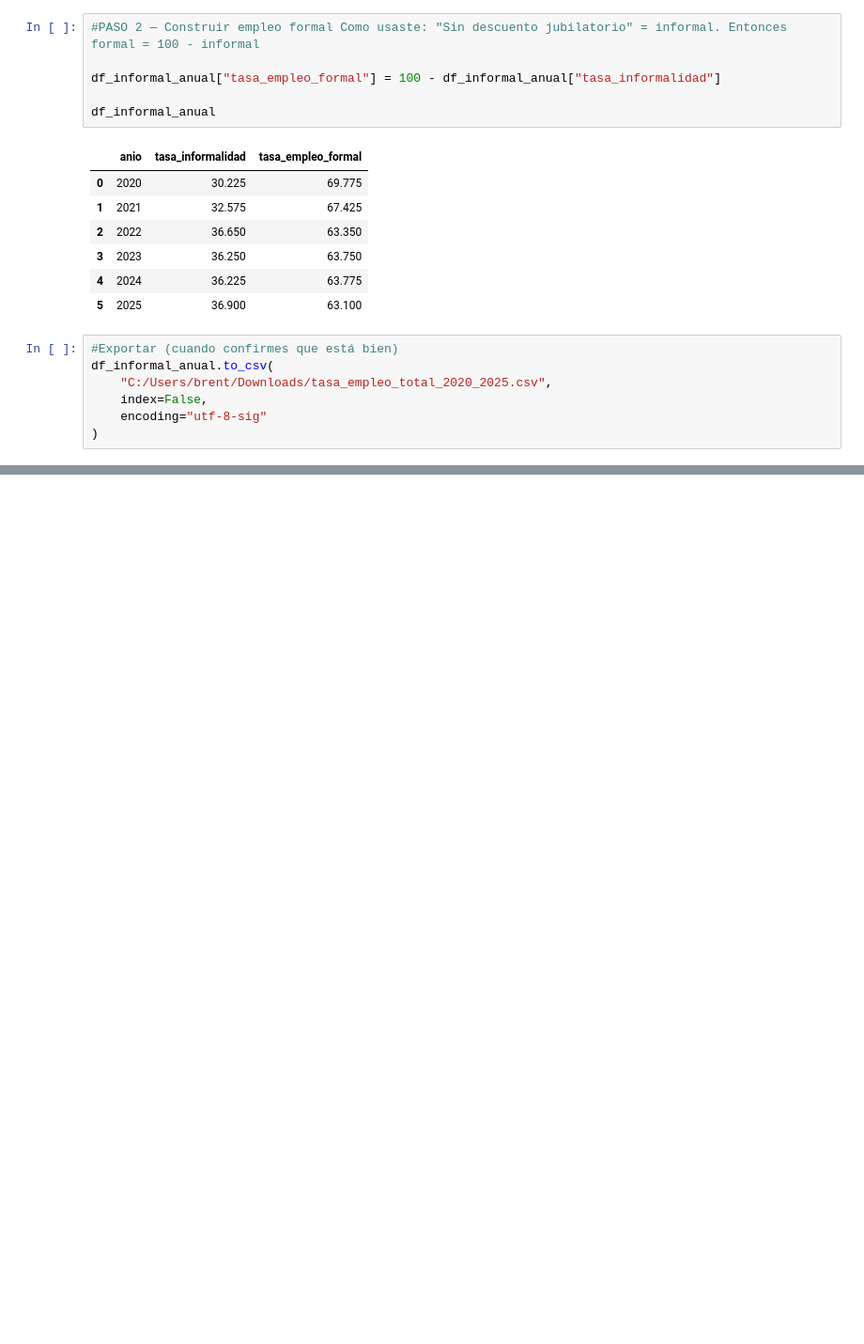
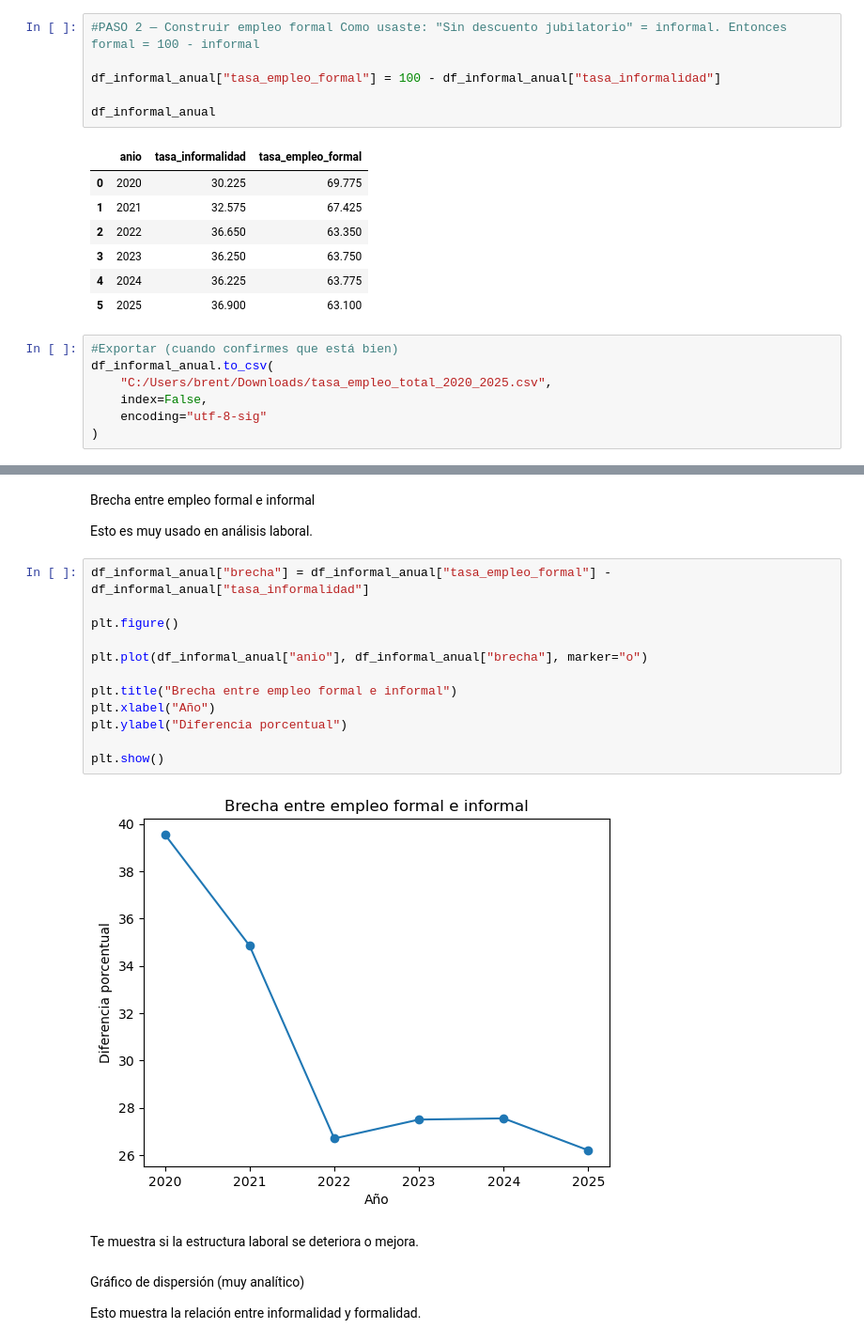
Before and after one commit to Soledad1988/ProyectoImpuestos, a Jupyter notebook: Laboral/Laboral_Anual/03_analisis_Laboral_anual.ipynb, the cells around one changed output, grey strips where cells are left out. Shown at 94% size. Drawn from its saved outputs; the diff is of its cells as text; blank space fills up the shorter version.

```diff
--- a/Laboral/Laboral_Anual/03_analisis_Laboral_anual.ipynb
+++ b/Laboral/Laboral_Anual/03_analisis_Laboral_anual.ipynb
@@ -233,0 +274,24 @@ df_informal_anual.to_csv(
+# %% [markdown]
+Brecha entre empleo formal e informal
+
+Esto es muy usado en análisis laboral.
+# %%
+df_informal_anual["brecha"] = df_informal_anual["tasa_empleo_formal"] - df_informal_anual["tasa_informalidad"]
+
+plt.figure()
+
+plt.plot(df_informal_anual["anio"], df_informal_anual["brecha"], marker="o")
+
+plt.title("Brecha entre empleo formal e informal")
+plt.xlabel("Año")
+plt.ylabel("Diferencia porcentual")
+
+plt.show()
+# %% [output]
+[figure, added]
+# %% [markdown]
+Te muestra si la estructura laboral se deteriora o mejora.
+# %% [markdown]
+Gráfico de dispersión (muy analítico)
+
+Esto muestra la relación entre informalidad y formalidad.
```
Also changed, not shown: parts of 7 cells of this notebook.
